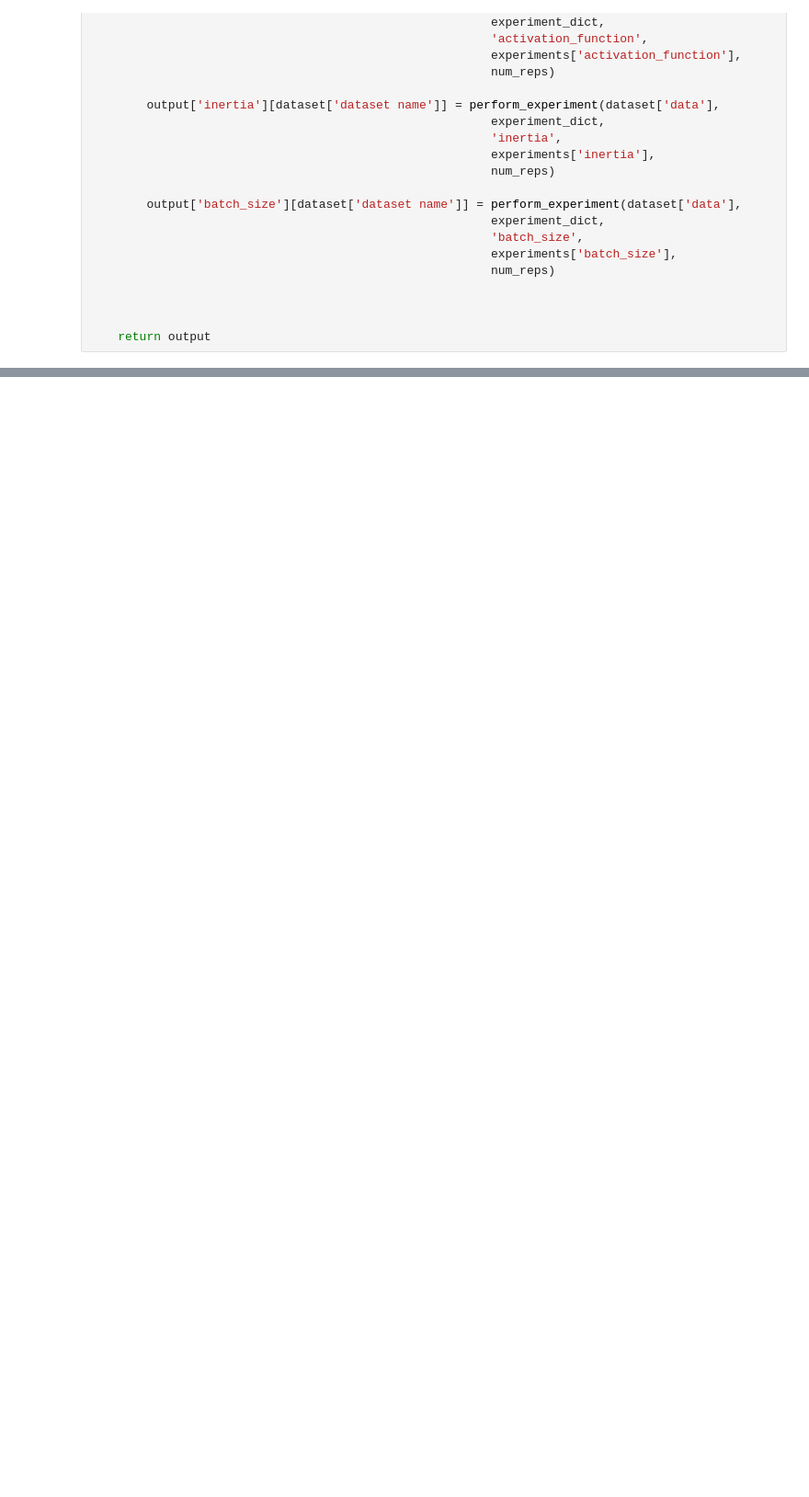
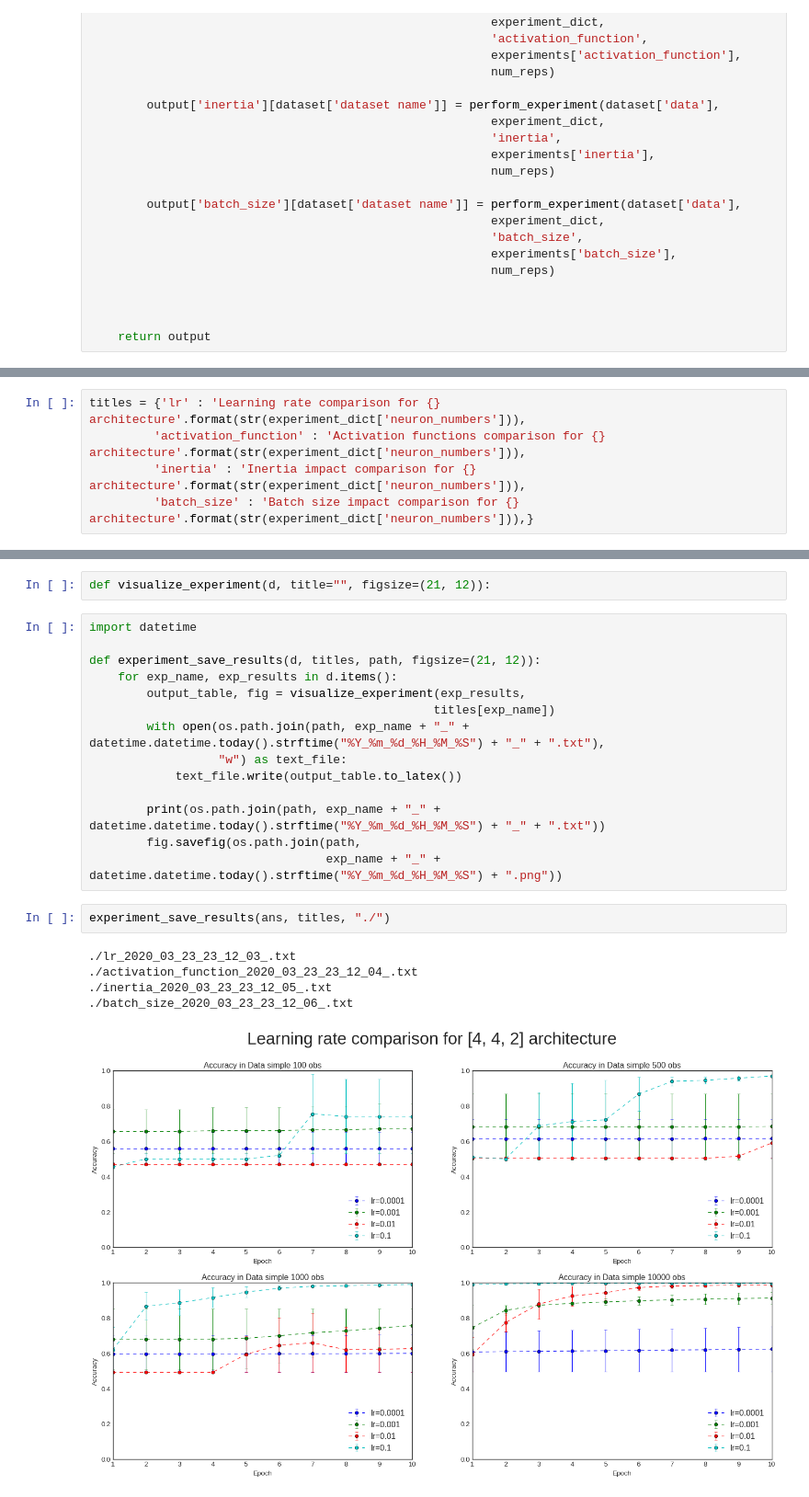
Before and after one commit to krzysztofspalinski/deep-learning-methods, a Jupyter notebook: report_experiments.ipynb, the cells around one changed output, grey strips where cells are left out. Shown at 92% size. Saved outputs shown, nothing was run; the diff lists cells and outputs as text; blank space fills up the shorter version.

```diff
--- a/report_experiments.ipynb
+++ b/report_experiments.ipynb
@@ -375,0 +364,5 @@ visualize_experiment(ans['batch_size'],
+# %%
+titles = {'lr' : 'Learning rate comparison for {} architecture'.format(str(experiment_dict['neuron_numbers'])),
+         'activation_function' : 'Activation functions comparison for {} architecture'.format(str(experiment_dict['neuron_numbers'])),
+         'inertia' : 'Inertia impact comparison for {} architecture'.format(str(experiment_dict['neuron_numbers'])),
+         'batch_size' : 'Batch size impact comparison for {} architecture'.format(str(experiment_dict['neuron_numbers'])),}
@@ -375,0 +374,24 @@ visualize_experiment(ans['batch_size'],
+# %%
+def visualize_experiment(d, title="", figsize=(21, 12)):
+# %%
+import datetime
+
+def experiment_save_results(d, titles, path, figsize=(21, 12)):
+    for exp_name, exp_results in d.items():
+        output_table, fig = visualize_experiment(exp_results,
+                                                titles[exp_name])
+        with open(os.path.join(path, exp_name + "_" + datetime.datetime.today().strftime("%Y_%m_%d_%H_%M_%S") + "_" + ".txt"),
+                  "w") as text_file:
+            text_file.write(output_table.to_latex())
+
+        print(os.path.join(path, exp_name + "_" + datetime.datetime.today().strftime("%Y_%m_%d_%H_%M_%S") + "_" + ".txt"))
+        fig.savefig(os.path.join(path,
+                                 exp_name + "_" + datetime.datetime.today().strftime("%Y_%m_%d_%H_%M_%S") + ".png"))
+# %%
+experiment_save_results(ans, titles, "./")
+# %% [output]
+./lr_2020_03_23_23_12_03_.txt
+./activation_function_2020_03_23_23_12_04_.txt
+./inertia_2020_03_23_23_12_05_.txt
+./batch_size_2020_03_23_23_12_06_.txt
+[figure, added]
```
Also changed, not shown: parts of 10 cells of this notebook, 1 other file.
